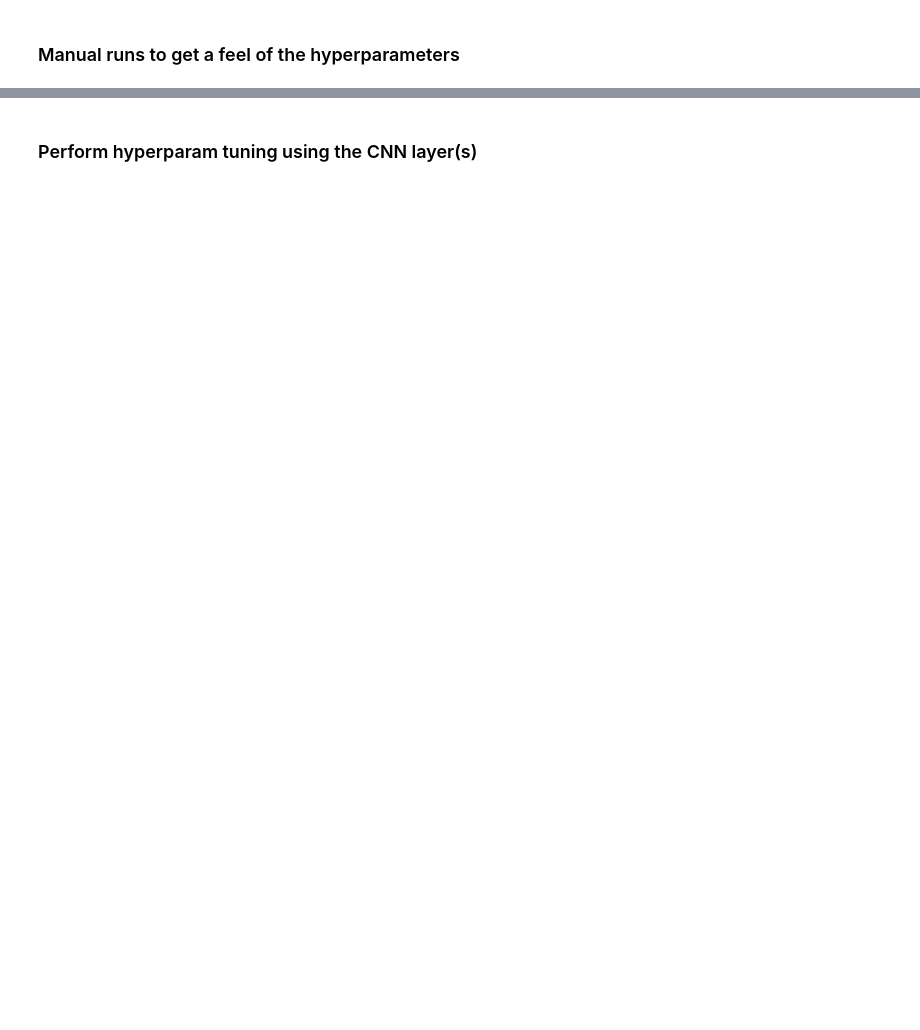
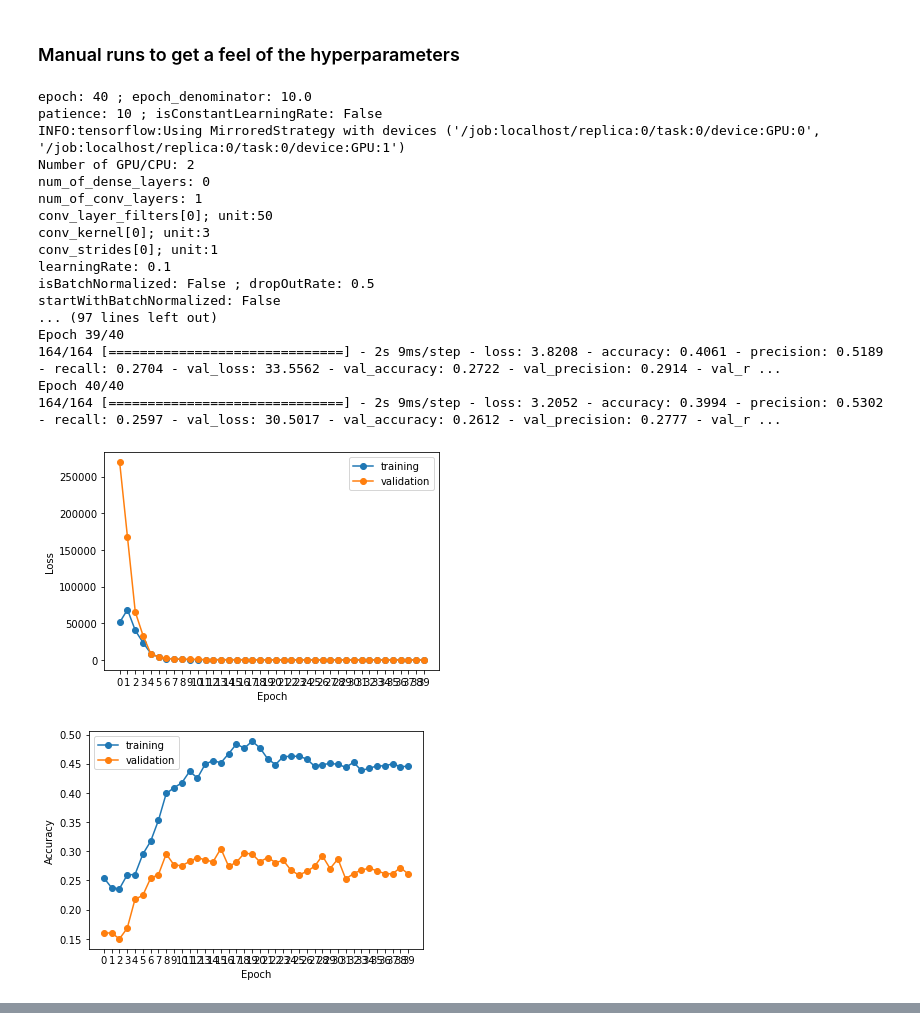
Before and after one commit to ronaldlee/eeg-feature-generation, a Jupyter notebook: final/CNN_model_on_GAMEEMO_raw_dataset.ipynb, the cells around one changed output, grey strips where cells are left out. Cells and saved outputs as stored; diff of their text form; code cells hidden in the pictures; blank space fills up the shorter version.

```diff
--- a/final/CNN_model_on_GAMEEMO_raw_dataset.ipynb
+++ b/final/CNN_model_on_GAMEEMO_raw_dataset.ipynb
@@ -41,10 +41,10 @@ def plot_accuracy_history(history):
   plt.legend()
   plt.show()
 # %%
-def build_model(number_of_features, dense_layers_unit_array=[], learningRate=0.001,
+def build_model(sample_size, num_of_features, dense_layers_unit_array=[], learningRate=0.001,
                 activation="relu", isBatchNormalized=False, dropOutRate=0,
                 startWithBatchNormalized=False,optimizer="Adam",
-                conv_layers_filters_array=[],conv_kernel_size_array=[],conv_strides_array=[]
+                conv_layers_filters_array=[],conv_kernel_size_array=[],conv_strides_array=[],
                ):
     os.environ['TF_CPP_MIN_LOG_LEVEL'] = '3'
 
@@ -113,7 +113,7 @@ def build_model(number_of_features, dense_layers_unit_array=[], learningRate=0.0
         model.add(Dense(4))
         model.add(Activation('softmax'))
 
-        model.build(input_shape=(None, number_of_features, 1))
+        model.build(input_shape=(None, sample_size, num_of_features))
 
         if optimizer=="Adam":
             opt = keras.optimizers.Adam(learning_rate=learningRate)
@@ -129,7 +129,8 @@ def build_model(number_of_features, dense_layers_unit_array=[], learningRate=0.0
 
     return model
 # %%
-def train_and_test_model(train_dataset, validate_dataset, x_train,
+def train_and_test_model(sample_size, num_of_features,
+                         train_dataset, validate_dataset, x_train,
                          save_to, epoch = 2,
                          dense_layers_unit_array=[],
                          patience=10, epoch_denominator=10.,
@@ -142,7 +143,7 @@ def train_and_test_model(train_dataset, validate_dataset, x_train,
     print("epoch:",epoch, "; epoch_denominator:",epoch_denominator)
     print("patience:",patience,"; isConstantLearningRate:", isConstantLearningRate)
 
-    model = build_model(x_train.shape[1],
+    model = build_model(sample_size, num_of_features,
                         dense_layers_unit_array=dense_layers_unit_array, learningRate=learningRate,
                         activation=activation, isBatchNormalized=isBatchNormalized, dropOutRate=dropOutRate,
                         startWithBatchNormalized=startWithBatchNormalized,optimizer=optimizer,
@@ -223,28 +226,29 @@ train_dataset_percentage = 0.6
 print("sample_size:",sample_size)
 print("num_of_features:",num_of_features)
 
+print("number of records:",X.shape[0])
 total_samples_count = int(X.shape[0]/sample_size)
 
 print("total_samples_count:", total_samples_count)
 
 
 train_sample_count = int(total_samples_count * train_dataset_percentage)
-validate_sample_count = (total_samples_count - train_sample_count) * 0.5 # half of 40% = 20%
+validate_sample_count = int((total_samples_count - train_sample_count) * 0.5) # half of 40% = 20%
 test_sample_count = total_samples_count - train_sample_count - validate_sample_count
 
-train_size = train_sample_count * sample_size
-validate_size = validate_sample_count * sample_size
-test_size = test_sample_count * sample_size
+train_size = int(train_sample_count * sample_size)
+validate_size = int(validate_sample_count * sample_size)
+test_size = int(test_sample_count * sample_size)
 
 print("train size:", train_size)
 print("validate size:", validate_size)
 print("test size:", test_size)
 
-X_train, X_validate, X_test = X[:train_size], X[train_size:train_size+validate_size], X[validate_size:]
-y_train, y_validate, y_test = y[:train_size], y[train_size:train_size+validate_size], y[validate_size:]
+X_train, X_validate, X_test = X[:train_size], X[train_size:train_size+validate_size], X[-test_size:]
+y_train, y_validate, y_test = y[:train_size], y[train_size:train_size+validate_size], y[-test_size:]
 
 X_train = X_train.reshape((train_sample_count,sample_size,num_of_features))
-X_validate = X_validate.reshape((train_sample_count,sample_size,num_of_features))
+X_validate = X_validate.reshape((validate_sample_count,sample_size,num_of_features))
 X_test = X_test.reshape((test_sample_count,sample_size,num_of_features))
 
 print("X_train.shape after reshape:",X_train.shape)
@@ -304,11 +326,32 @@ test_dataset = test_dataset.batch(batch_size)
 # %% [markdown]
 <h3>Manual runs to get a feel of the hyperparameters</h3>
 # %%
-train_and_test_model(train_dataset, validate_dataset, X_train, save_to= './', epoch = 40,
+train_and_test_model(sample_size, num_of_features,
+                     train_dataset, validate_dataset, X_train, save_to= './', epoch = 40,
                      dense_layers_unit_array=[], learningRate=0.1,
-                     startWithBatchNormalized=True, optimizer="SGD",dropOutRate=0.5,
+                     startWithBatchNormalized=False, optimizer="Adam",dropOutRate=0.5,
                      activation="relu",
                      conv_layers_filters_array=[50],
                      conv_kernel_size_array=[3],
                      conv_strides_array=[1]
                     )
+# %% [output]
+epoch: 40 ; epoch_denominator: 10.0
+patience: 10 ; isConstantLearningRate: False
+INFO:tensorflow:Using MirroredStrategy with devices ('/job:localhost/replica:0/task:0/device:GPU:0', '/job:localhost/replica:0/task:0/device:GPU:1')
+Number of GPU/CPU: 2
+num_of_dense_layers: 0
+num_of_conv_layers: 1
+conv_layer_filters[0]; unit:50
+conv_kernel[0]; unit:3
+conv_strides[0]; unit:1
+learningRate: 0.1
+isBatchNormalized: False ; dropOutRate: 0.5
+startWithBatchNormalized: False
+... (97 lines left out)
+Epoch 39/40
+164/164 [==============================] - 2s 9ms/step - loss: 3.8208 - accuracy: 0.4061 - precision: 0.5189 - recall: 0.2704 - val_loss: 33.5562 - val_accuracy: 0.2722 - val_precision: 0.2914 - val_r ...
+Epoch 40/40
+164/164 [==============================] - 2s 9ms/step - loss: 3.2052 - accuracy: 0.3994 - precision: 0.5302 - recall: 0.2597 - val_loss: 30.5017 - val_accuracy: 0.2612 - val_precision: 0.2777 - val_r ...
+[figure, added]
+[figure, added]
@@ -352,2 +377,0 @@ train_and_test_model(train_dataset, validate_dataset, X_train, save_to= './', ep
-# %% [markdown]
-<h3>Perform hyperparam tuning using the CNN layer(s)</h3>
```
Also changed, not shown: parts of 36 cells of this notebook.
